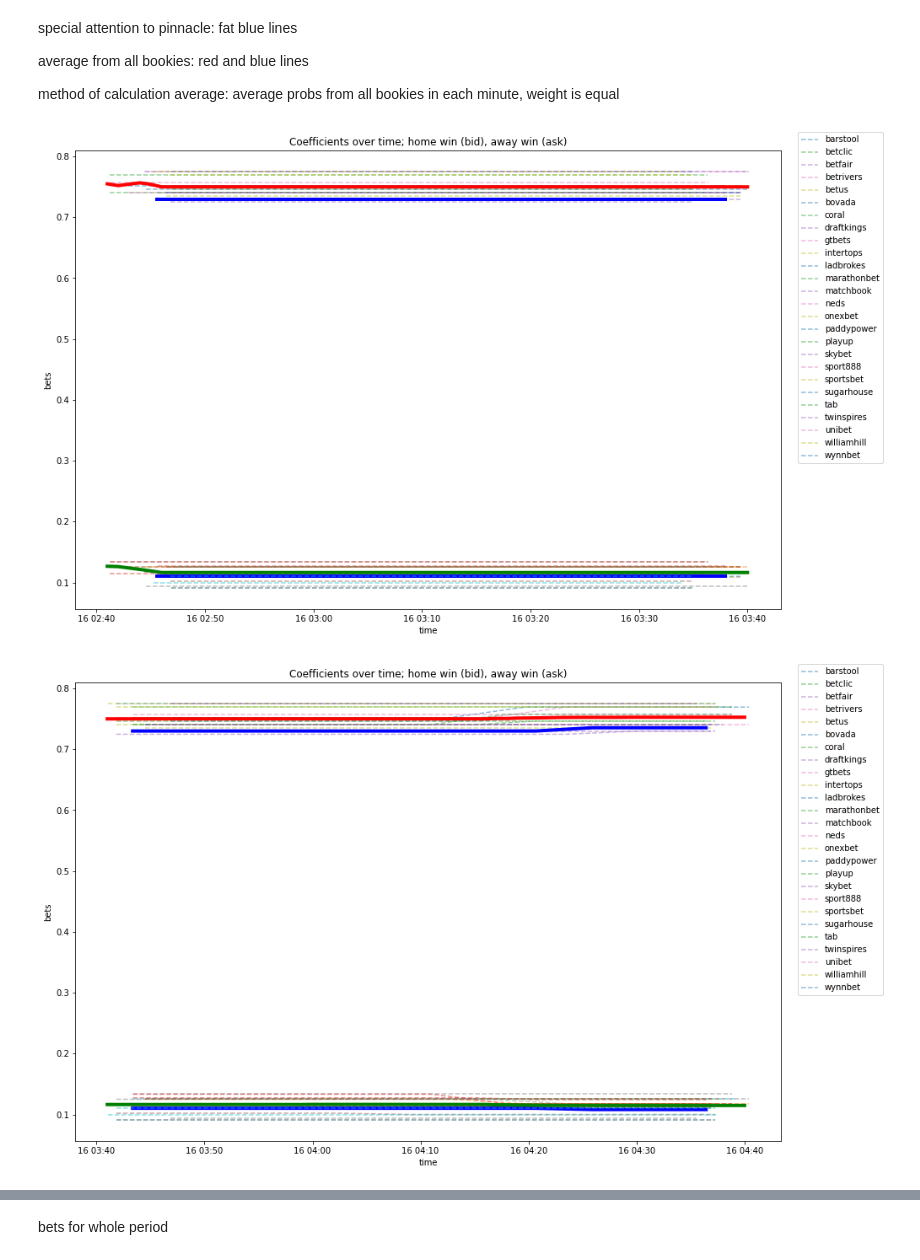
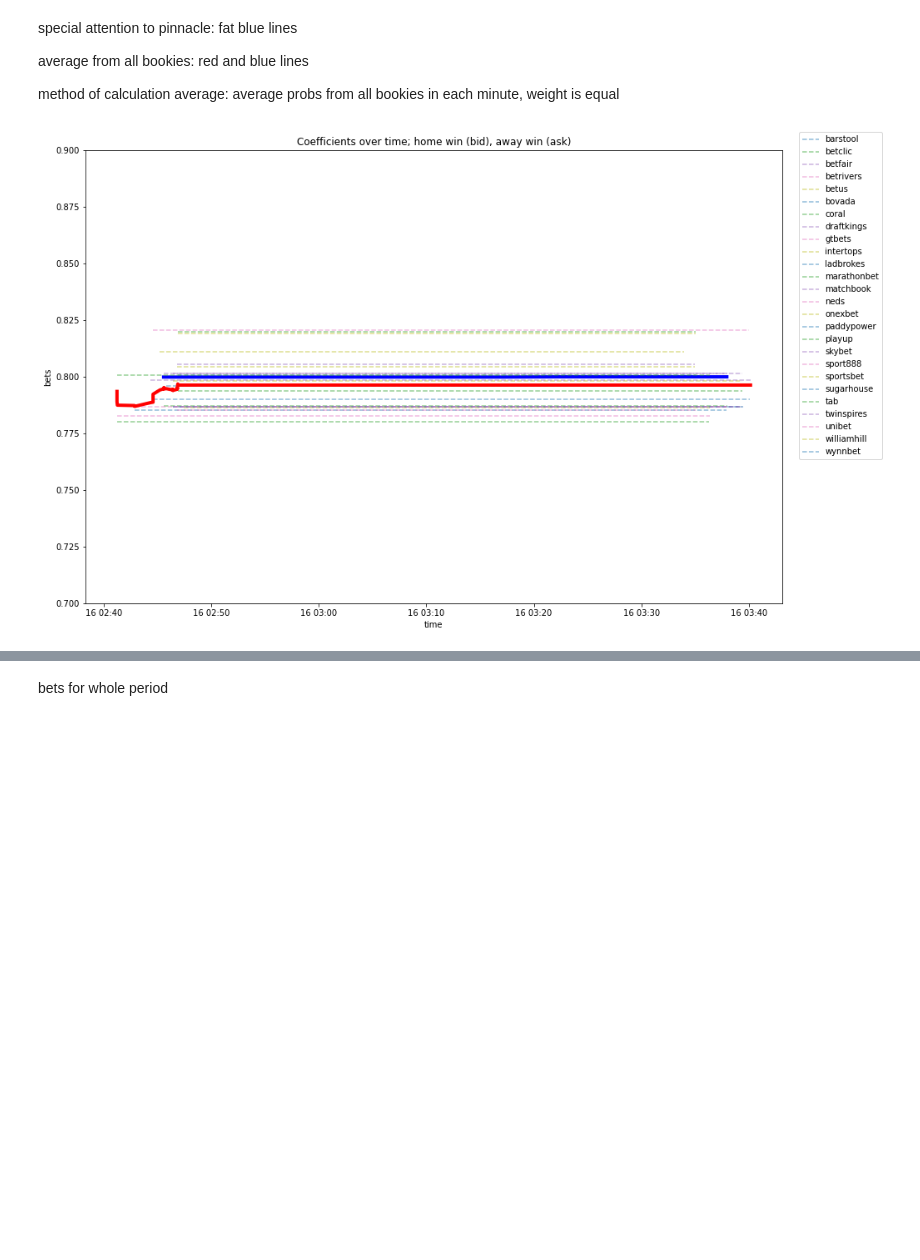
Before and after one commit to egerevv/prediction-market, a Jupyter notebook: Research Betting.ipynb, the cells around one changed output, grey strips where cells are left out. Drawn from its saved outputs; the diff is of its cells as text; code cells hidden in the pictures; blank space fills up the shorter version.

```diff
--- a/Research Betting.ipynb
+++ b/Research Betting.ipynb
@@ -93,7 +134,7 @@ array(['barstool', 'betclic', 'betfair', 'betrivers', 'betus', 'bovada',
 # %% [markdown]
 # Bets for particular market, "Arsenal Tula/Zenit St Petersburg"
 # %%
-a = d[d.MarketName == "Arsenal Tula/Zenit St Petersburg"]
+a = d[d.MarketName == "Arsenal Tula/Zenit St Petersburg"].copy()
 # %%
 a.head()
 # %% [output]
@@ -109 +147,3 @@ ap["ts"] = ap.m.astype(int)
+# %%
+a["ts"] = a.du.astype(int)
 # %%
@@ -118,5 +158,5 @@ ap.head()
 # %%
-data = ap[["ts", "Bookmaker", "moneyline_home", "moneyline_away"]].to_numpy()
+data = a[["ts", "Bookmaker", "ph", "pa"]].to_numpy()
 
 def calculate_average_bookies(col=2):
     kbooks = {}
@@ -131,15 +171,12 @@ def calculate_average_bookies(col=2):
         book = data[i][1]
         v = data[i][col]
 
-        if last_ts != -1 and ts != last_ts:
-            res.append([last_ts, csum / len(kbooks)])
-
         if book in kbooks:
             csum -= kbooks[book]
 
         kbooks[book] = v
         csum += v
 
-        last_ts = ts
+        res.append(csum / len(kbooks))
 
     return np.array(res)
@@ -157 +183,7 @@ bavg["money_away"] = ma[:, 1]
+# %%
+mh = calculate_average_bookies(2)
+ma = calculate_average_bookies(3)
+
+a["havg"] = mh
+a["aavg"] = ma
 # %%
@@ -178,38 +222,41 @@ method of calculation average: average probs from all bookies in each minute, we
 def time_ind(x):
     return (start_time < x.du) & (x.du < end_time)
 # %%
-for offset in [0, 1, 2]:
+bookmakers = np.unique(a.Bookmaker)
+
+for offset in [0]:
     start_time = a.iloc[0].du + pd.Timedelta(hours=offset)
     end_time = a.iloc[0].du + pd.Timedelta(hours=(offset + 1))
 
     plt.figure(figsize=(15, 10))
 
     plt.title("Coefficients over time; home win (bid), away win (ask)")
     plt.ylabel("bets")
     plt.xlabel("time")
 
     alpha = 0.5
 
     for bookmaker in bookmakers:
         c = a[a.Bookmaker == bookmaker]
 
         ind = time_ind(c)
 
         if bookmaker != "pinnacle":
-            plt.plot(c.du[ind], c.moneyline_away[ind], linestyle="dashed", alpha=alpha, label=bookmaker)
-            plt.plot(c.du[ind], c.moneyline_home[ind], linestyle="dashed", alpha=alpha)
+            plt.plot(c.du[ind], c.pa[ind], linestyle="dashed", alpha=alpha, label=bookmaker)
+            plt.plot(c.du[ind], c.ph[ind], linestyle="dashed", alpha=alpha)
         else:
-            plt.plot(c.du[ind], c.moneyline_away[ind], c="b", linewidth=4)
-            plt.plot(c.du[ind], c.moneyline_home[ind], c="b", linewidth=4)
+            plt.plot(c.du[ind], c.pa[ind], c="b", linewidth=4)
+            plt.plot(c.du[ind], c.ph[ind], c="b", linewidth=4)
 
 
-    ind = time_ind(bavg)
-    plt.plot(bavg.du[ind], bavg.money_away[ind], c="r", linewidth=4)
-    plt.plot(bavg.du[ind], bavg.money_home[ind], c="g", linewidth=4)
+    ind = time_ind(a)
+    plt.plot(a.du[ind], a.aavg[ind], c="r", linewidth=4)
+    plt.plot(a.du[ind], a.havg[ind], c="g", linewidth=4)
 
     plt.legend(bbox_to_anchor=(1.15, 1.05))
 
+    plt.ylim([0.7, 0.9])
+
     plt.show()
 # %% [output]
-[figure, old version]
+[figure, new version]
-[figure, removed]
```
Also changed, not shown: parts of 20 cells of this notebook.
